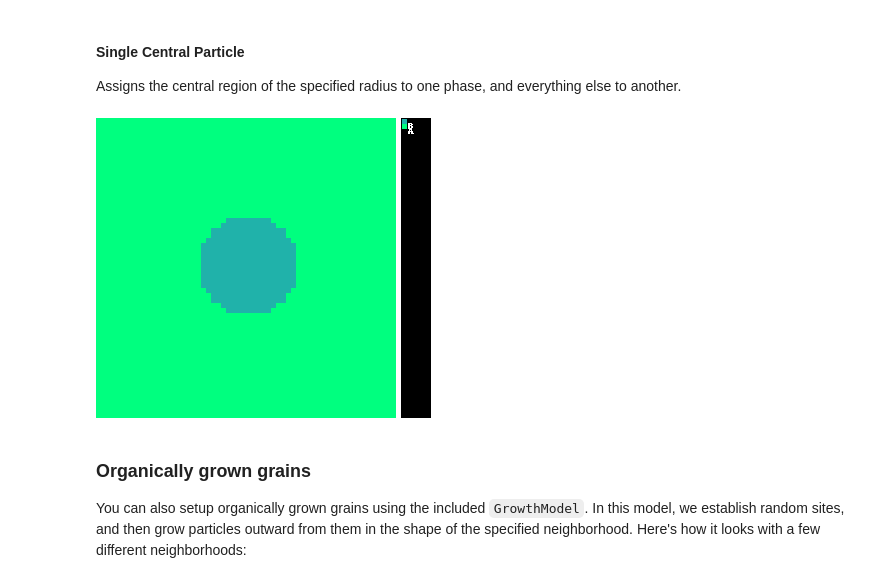
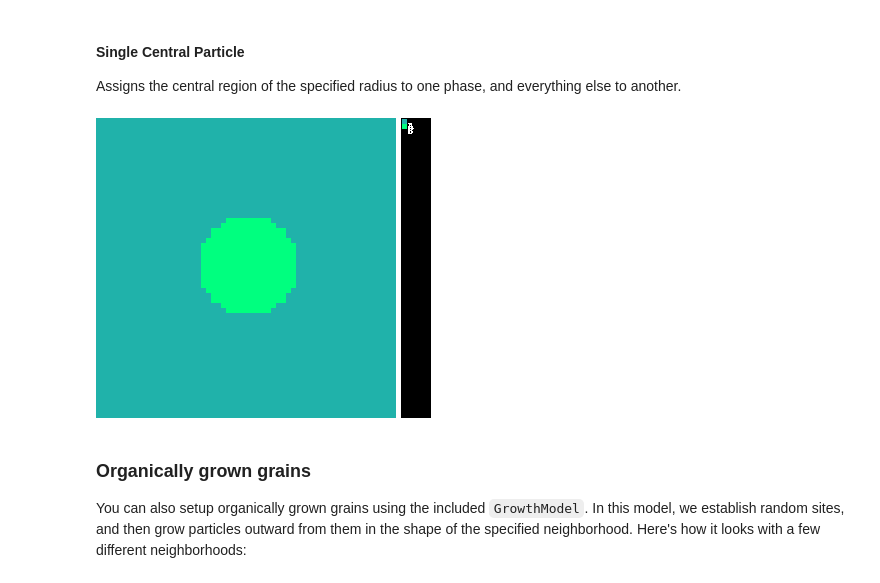
Before and after one commit to mcgalcode/pylattica, a Jupyter notebook: docs/guides/square_grids.ipynb, the cells around one changed output. Cells and saved outputs as stored; diff of their text form; code cells hidden in the pictures.

```diff
--- a/docs/guides/square_grids.ipynb
+++ b/docs/guides/square_grids.ipynb
@@ -75,18 +79,21 @@ Assigns the central region of the specified radius to one phase, and everything
 # %%
 simulation_side_length = 60
 particle_radius = 10
 background_phase = "A"
 particle_phase = "B"
 
 simulation = setup.setup_particle(
     simulation_side_length,
     radius = particle_radius,
     bulk_phase = background_phase,
     particle_phase = particle_phase
 )
+
+cell_artist = DiscreteCellArtist.from_discrete_state(simulation.state)
+step_artist = SquareGridArtist2D(simulation.structure, cell_artist=cell_artist)
 step_artist.jupyter_show(simulation.state, cell_size=5)
 # %% [output]
-[figure, old version]
+[figure, new version]
 # %% [markdown]
 ### Organically grown grains
 
```
Also changed, not shown: parts of 13 cells of this notebook, 1 other file.
